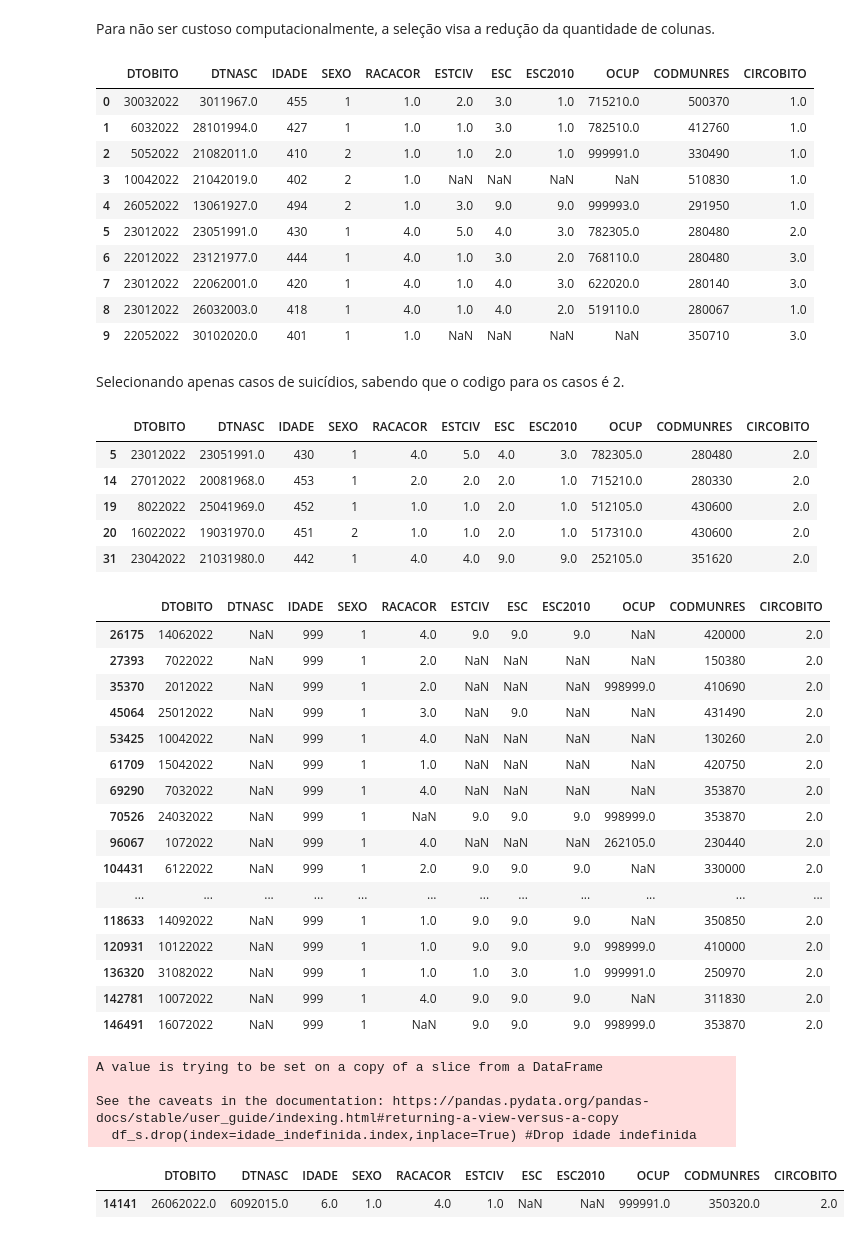
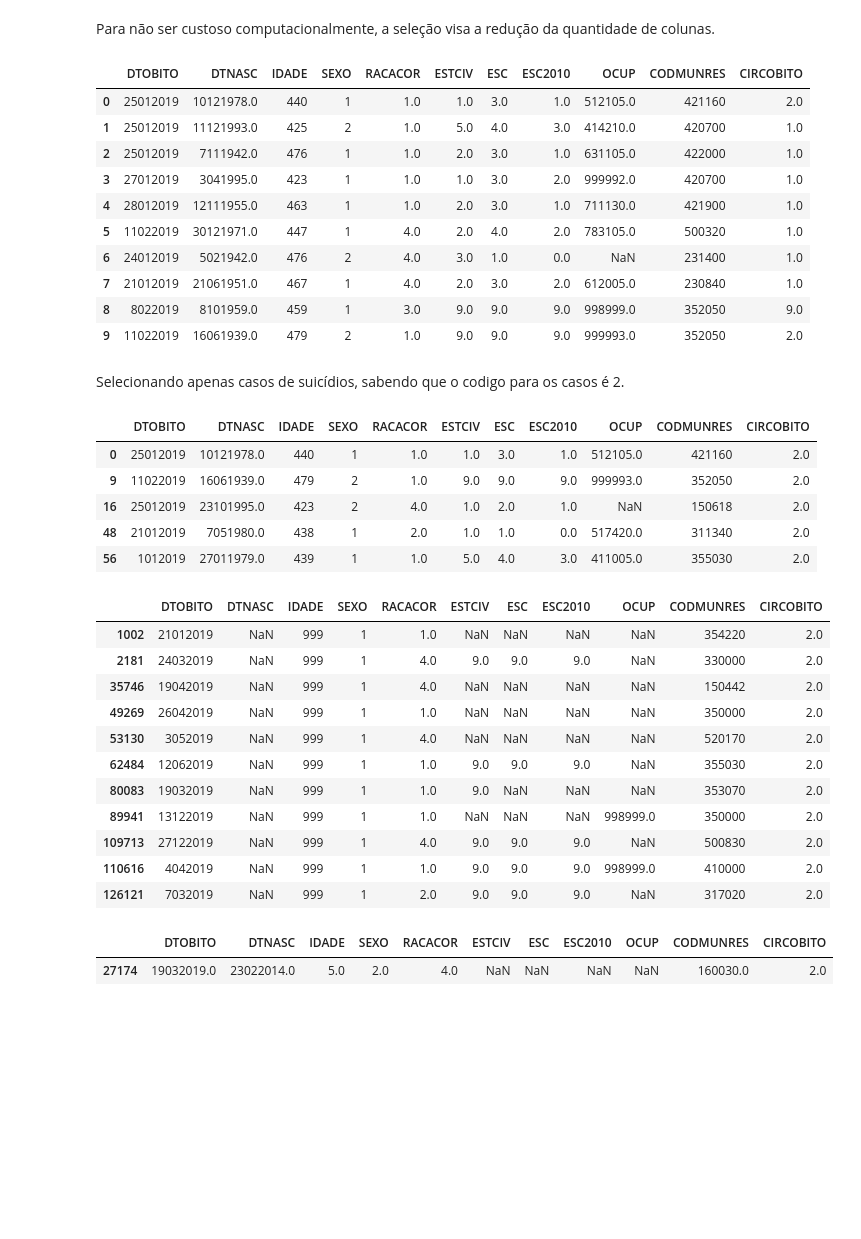
Before and after one commit to JeanPonte/ProjectETE_S, a Jupyter notebook: Code_S.ipynb, the cells around one changed output. Drawn from its saved outputs; the diff is of its cells as text; code cells hidden in the pictures; blank space fills up the shorter version.

```diff
--- a/Code_S.ipynb
+++ b/Code_S.ipynb
@@ -15,7 +15,7 @@ Já que os conjuntos de dados (Datasets) contém bastante dados, vou usar apenas
 path = "Dados_SUS/CSV_FILE" #Caminho da pasta
 # print(os.listdir(path)) #Comando para ver os arquivos na pasta
 # %%
-file = f"{path}/DOEXT22.csv"
+file = f"{path}/DOEXT19.csv"
 df_geral = pd.read_csv(file,encoding='latin-1')
 display(df_geral.head(10))
 #print(df_geral.columns.to_list()) #Ver todas as colunas do dataset
@@ -45,16 +45,16 @@ df_geral = pd.read_csv(file,encoding='latin-1',usecols=colunas_selecionadas)
 df_geral.head(10)
 # %% [output]
 |  | DTOBITO | DTNASC | IDADE | SEXO | RACACOR | ESTCIV | ESC | ESC2010 | OCUP | CODMUNRES | CIRCOBITO |
-| 0 | 30032022 | 3011967.0 | 455 | 1 | 1.0 | 2.0 | 3.0 | 1.0 | 715210.0 | 500370 | 1.0 |
-| 1 | 6032022 | 28101994.0 | 427 | 1 | 1.0 | 1.0 | 3.0 | 1.0 | 782510.0 | 412760 | 1.0 |
-| 2 | 5052022 | 21082011.0 | 410 | 2 | 1.0 | 1.0 | 2.0 | 1.0 | 999991.0 | 330490 | 1.0 |
-| 3 | 10042022 | 21042019.0 | 402 | 2 | 1.0 | NaN | NaN | NaN | NaN | 510830 | 1.0 |
-| 4 | 26052022 | 13061927.0 | 494 | 2 | 1.0 | 3.0 | 9.0 | 9.0 | 999993.0 | 291950 | 1.0 |
-| 5 | 23012022 | 23051991.0 | 430 | 1 | 4.0 | 5.0 | 4.0 | 3.0 | 782305.0 | 280480 | 2.0 |
-| 6 | 22012022 | 23121977.0 | 444 | 1 | 4.0 | 1.0 | 3.0 | 2.0 | 768110.0 | 280480 | 3.0 |
-| 7 | 23012022 | 22062001.0 | 420 | 1 | 4.0 | 1.0 | 4.0 | 3.0 | 622020.0 | 280140 | 3.0 |
-| 8 | 23012022 | 26032003.0 | 418 | 1 | 4.0 | 1.0 | 4.0 | 2.0 | 519110.0 | 280067 | 1.0 |
-| 9 | 22052022 | 30102020.0 | 401 | 1 | 1.0 | NaN | NaN | NaN | NaN | 350710 | 3.0 |
+| 0 | 25012019 | 10121978.0 | 440 | 1 | 1.0 | 1.0 | 3.0 | 1.0 | 512105.0 | 421160 | 2.0 |
+| 1 | 25012019 | 11121993.0 | 425 | 2 | 1.0 | 5.0 | 4.0 | 3.0 | 414210.0 | 420700 | 1.0 |
+| 2 | 25012019 | 7111942.0 | 476 | 1 | 1.0 | 2.0 | 3.0 | 1.0 | 631105.0 | 422000 | 1.0 |
+| 3 | 27012019 | 3041995.0 | 423 | 1 | 1.0 | 1.0 | 3.0 | 2.0 | 999992.0 | 420700 | 1.0 |
+| 4 | 28012019 | 12111955.0 | 463 | 1 | 1.0 | 2.0 | 3.0 | 1.0 | 711130.0 | 421900 | 1.0 |
+| 5 | 11022019 | 30121971.0 | 447 | 1 | 4.0 | 2.0 | 4.0 | 2.0 | 783105.0 | 500320 | 1.0 |
+| 6 | 24012019 | 5021942.0 | 476 | 2 | 4.0 | 3.0 | 1.0 | 0.0 | NaN | 231400 | 1.0 |
+| 7 | 21012019 | 21061951.0 | 467 | 1 | 4.0 | 2.0 | 3.0 | 2.0 | 612005.0 | 230840 | 1.0 |
+| 8 | 8022019 | 8101959.0 | 459 | 1 | 3.0 | 9.0 | 9.0 | 9.0 | 998999.0 | 352050 | 9.0 |
+| 9 | 11022019 | 16061939.0 | 479 | 2 | 1.0 | 9.0 | 9.0 | 9.0 | 999993.0 | 352050 | 2.0 |
 # %% [markdown]
 Selecionando apenas casos de suicídios, sabendo que o codigo para os casos é 2.
 # %%
@@ -62,37 +62,27 @@ df_s = df_geral.loc[(df_geral['CIRCOBITO'])==2]
 display(df_s.head())
 # %% [output]
 |  | DTOBITO | DTNASC | IDADE | SEXO | RACACOR | ESTCIV | ESC | ESC2010 | OCUP | CODMUNRES | CIRCOBITO |
-| 5 | 23012022 | 23051991.0 | 430 | 1 | 4.0 | 5.0 | 4.0 | 3.0 | 782305.0 | 280480 | 2.0 |
-| 14 | 27012022 | 20081968.0 | 453 | 1 | 2.0 | 2.0 | 2.0 | 1.0 | 715210.0 | 280330 | 2.0 |
-| 19 | 8022022 | 25041969.0 | 452 | 1 | 1.0 | 1.0 | 2.0 | 1.0 | 512105.0 | 430600 | 2.0 |
-| 20 | 16022022 | 19031970.0 | 451 | 2 | 1.0 | 1.0 | 2.0 | 1.0 | 517310.0 | 430600 | 2.0 |
-| 31 | 23042022 | 21031980.0 | 442 | 1 | 4.0 | 4.0 | 9.0 | 9.0 | 252105.0 | 351620 | 2.0 |
+| 0 | 25012019 | 10121978.0 | 440 | 1 | 1.0 | 1.0 | 3.0 | 1.0 | 512105.0 | 421160 | 2.0 |
+| 9 | 11022019 | 16061939.0 | 479 | 2 | 1.0 | 9.0 | 9.0 | 9.0 | 999993.0 | 352050 | 2.0 |
+| 16 | 25012019 | 23101995.0 | 423 | 2 | 4.0 | 1.0 | 2.0 | 1.0 | NaN | 150618 | 2.0 |
+| 48 | 21012019 | 7051980.0 | 438 | 1 | 2.0 | 1.0 | 1.0 | 0.0 | 517420.0 | 311340 | 2.0 |
+| 56 | 1012019 | 27011979.0 | 439 | 1 | 1.0 | 5.0 | 4.0 | 3.0 | 411005.0 | 355030 | 2.0 |
 # %%
 idade_indefinida = df_s.loc[(df_s['IDADE'])==999] #Pesquisa por idade indefinida
 display(idade_indefinida)
 # %% [output]
 |  | DTOBITO | DTNASC | IDADE | SEXO | RACACOR | ESTCIV | ESC | ESC2010 | OCUP | CODMUNRES | CIRCOBITO |
-| 26175 | 14062022 | NaN | 999 | 1 | 4.0 | 9.0 | 9.0 | 9.0 | NaN | 420000 | 2.0 |
-| 27393 | 7022022 | NaN | 999 | 1 | 2.0 | NaN | NaN | NaN | NaN | 150380 | 2.0 |
-| 35370 | 2012022 | NaN | 999 | 1 | 2.0 | NaN | NaN | NaN | 998999.0 | 410690 | 2.0 |
-| 45064 | 25012022 | NaN | 999 | 1 | 3.0 | NaN | 9.0 | NaN | NaN | 431490 | 2.0 |
-| 53425 | 10042022 | NaN | 999 | 1 | 4.0 | NaN | NaN | NaN | NaN | 130260 | 2.0 |
-| 61709 | 15042022 | NaN | 999 | 1 | 1.0 | NaN | NaN | NaN | NaN | 420750 | 2.0 |
-| 69290 | 7032022 | NaN | 999 | 1 | 4.0 | NaN | NaN | NaN | NaN | 353870 | 2.0 |
-| 70526 | 24032022 | NaN | 999 | 1 | NaN | 9.0 | 9.0 | 9.0 | 998999.0 | 353870 | 2.0 |
-| 96067 | 1072022 | NaN | 999 | 1 | 4.0 | NaN | NaN | NaN | 262105.0 | 230440 | 2.0 |
-| 104431 | 6122022 | NaN | 999 | 1 | 2.0 | 9.0 | 9.0 | 9.0 | NaN | 330000 | 2.0 |
-| ... | ... | ... | ... | ... | ... | ... | ... | ... | ... | ... | ... |
-| 118633 | 14092022 | NaN | 999 | 1 | 1.0 | 9.0 | 9.0 | 9.0 | NaN | 350850 | 2.0 |
-| 120931 | 10122022 | NaN | 999 | 1 | 1.0 | 9.0 | 9.0 | 9.0 | 998999.0 | 410000 | 2.0 |
-| 136320 | 31082022 | NaN | 999 | 1 | 1.0 | 1.0 | 3.0 | 1.0 | 999991.0 | 250970 | 2.0 |
-| 142781 | 10072022 | NaN | 999 | 1 | 4.0 | 9.0 | 9.0 | 9.0 | NaN | 311830 | 2.0 |
-| 146491 | 16072022 | NaN | 999 | 1 | NaN | 9.0 | 9.0 | 9.0 | 998999.0 | 353870 | 2.0 |
+| 1002 | 21012019 | NaN | 999 | 1 | 1.0 | NaN | NaN | NaN | NaN | 354220 | 2.0 |
+| 2181 | 24032019 | NaN | 999 | 1 | 4.0 | 9.0 | 9.0 | 9.0 | NaN | 330000 | 2.0 |
+| 35746 | 19042019 | NaN | 999 | 1 | 4.0 | NaN | NaN | NaN | NaN | 150442 | 2.0 |
+| 49269 | 26042019 | NaN | 999 | 1 | 1.0 | NaN | NaN | NaN | NaN | 350000 | 2.0 |
+| 53130 | 3052019 | NaN | 999 | 1 | 4.0 | NaN | NaN | NaN | NaN | 520170 | 2.0 |
+| 62484 | 12062019 | NaN | 999 | 1 | 1.0 | 9.0 | 9.0 | 9.0 | NaN | 355030 | 2.0 |
+| 80083 | 19032019 | NaN | 999 | 1 | 1.0 | 9.0 | NaN | NaN | NaN | 353070 | 2.0 |
+| 89941 | 13122019 | NaN | 999 | 1 | 1.0 | NaN | NaN | NaN | 998999.0 | 350000 | 2.0 |
+| 109713 | 27122019 | NaN | 999 | 1 | 4.0 | 9.0 | 9.0 | 9.0 | NaN | 500830 | 2.0 |
+| 110616 | 4042019 | NaN | 999 | 1 | 1.0 | 9.0 | 9.0 | 9.0 | 998999.0 | 410000 | 2.0 |
+| 126121 | 7032019 | NaN | 999 | 1 | 2.0 | 9.0 | 9.0 | 9.0 | NaN | 317020 | 2.0 |
 # %%
 df_s.drop(index=idade_indefinida.index,inplace=True) #Drop idade indefinida
-# %% [output]
-A value is trying to be set on a copy of a slice from a DataFrame
-
-See the caveats in the documentation: https://pandas.pydata.org/pandas-docs/stable/user_guide/indexing.html#returning-a-view-versus-a-copy
-  df_s.drop(index=idade_indefinida.index,inplace=True) #Drop idade indefinida
 # %%
@@ -106,8 +96,8 @@ def ajustar_idade(linha):
 # %%
 df_s = df_s.apply(lambda x:ajustar_idade(x),axis=1)
 # %%
-df_s[df_s['IDADE']==6]
+df_s[df_s['IDADE']<=6]
 # %% [output]
 |  | DTOBITO | DTNASC | IDADE | SEXO | RACACOR | ESTCIV | ESC | ESC2010 | OCUP | CODMUNRES | CIRCOBITO |
-| 14141 | 26062022.0 | 6092015.0 | 6.0 | 1.0 | 4.0 | 1.0 | NaN | NaN | 999991.0 | 350320.0 | 2.0 |
+| 27174 | 19032019.0 | 23022014.0 | 5.0 | 2.0 | 4.0 | NaN | NaN | NaN | NaN | 160030.0 | 2.0 |
 # %%
```
Also changed, not shown: parts of 17 cells of this notebook.
